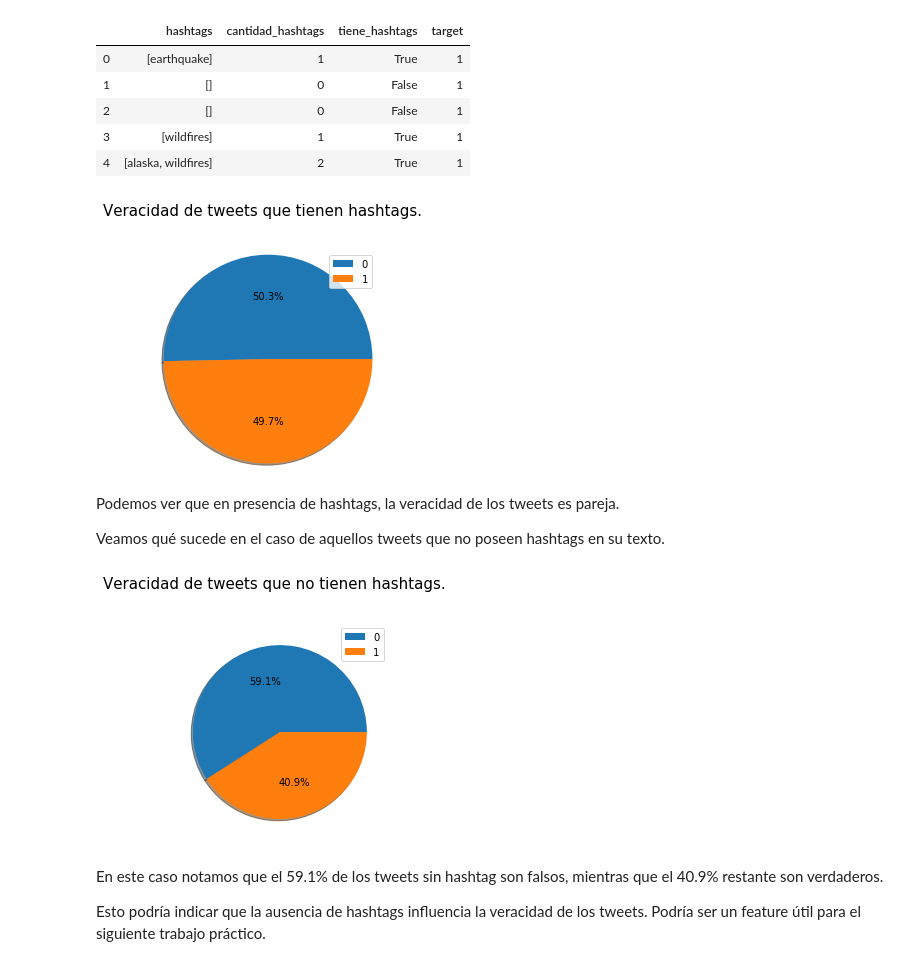
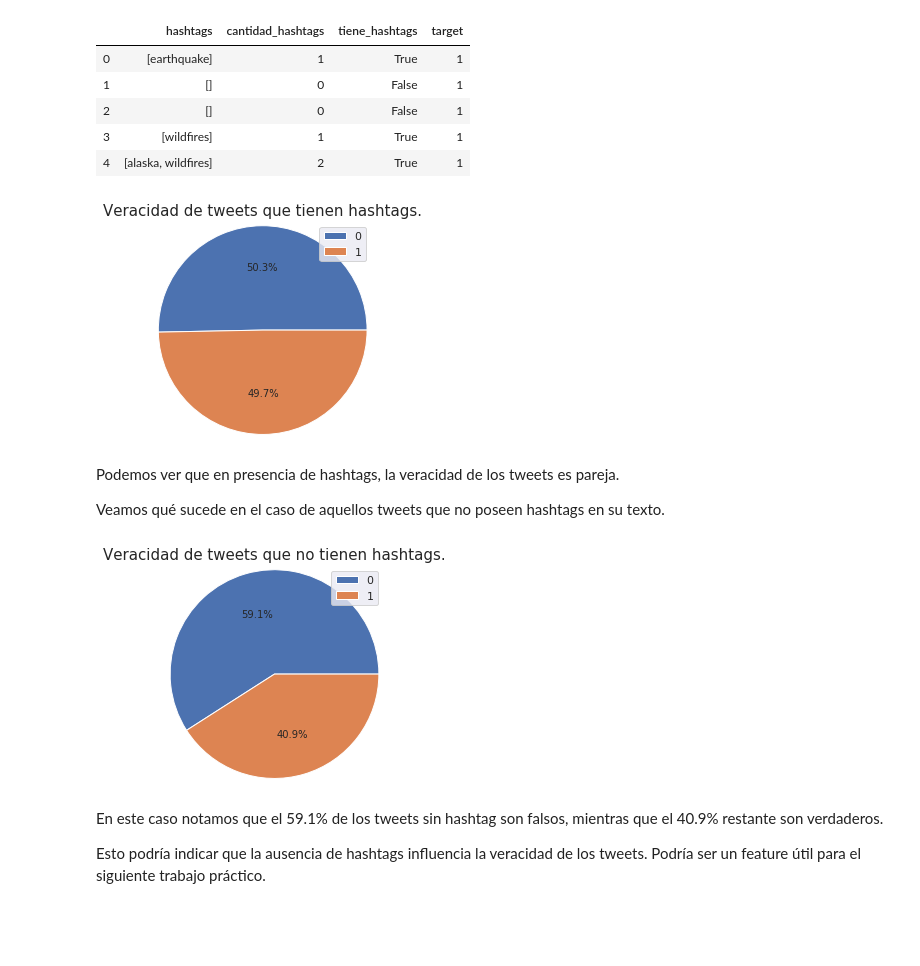
Before and after one commit to yuquimura/Trabajo-Practico-1, a Jupyter notebook: notebooks/analisis_hashtags.ipynb, the cells around one changed output. Cells and saved outputs as stored; diff of their text form; code cells hidden in the pictures; blank space fills up the shorter version.

Commit message:
Agrega visuzaliciones de Análisis de Hashtags

```diff
--- a/notebooks/analisis_hashtags.ipynb
+++ b/notebooks/analisis_hashtags.ipynb
@@ -7,6 +7,9 @@ La idea principal es ver si existe alguna relación entre estos y la veracidad d
 # %%
 import pandas as pd
 import seaborn as sns
+import numpy as np
+from PIL import Image
 import matplotlib.pyplot as plt
 from wordcloud import WordCloud
+sns.set()
 # %%
@@ -107,23 +115,25 @@ df.head()
 con_hashtag = df[df['tiene_hashtags'] == True]['target'].value_counts()
 sin_hashtag = df[df['tiene_hashtags'] == False]['target'].value_counts()
 # %%
-plt.pie(con_hashtag, autopct='%1.1f%%',shadow=True, radius=1.2)
+plt.pie(con_hashtag, autopct='%1.1f%%', radius=1.2, )
 plt.legend(con_hashtag.index.to_list())
-plt.figtext(0.5, 1.0, 'Veracidad de tweets que tienen hashtags.', fontsize=15, ha='center')
+plt.title('Veracidad de tweets que tienen hashtags.', fontsize=15, ha='center')
+plt.savefig('hashtags_img/with_hashtags_pie.png')
 plt.show()
 # %% [output]
-[figure, old version]
+[figure, new version]
 # %% [markdown]
 Podemos ver que en presencia de hashtags, la veracidad de los tweets es pareja.
 
 Veamos qué sucede en el caso de aquellos tweets que no poseen hashtags en su texto.
 # %%
-plt.pie(sin_hashtag, autopct='%1.1f%%',shadow=True)
+plt.pie(sin_hashtag, autopct='%1.1f%%', radius=1.2)
 plt.legend(sin_hashtag.index.to_list())
-plt.figtext(0.5, 1.0, 'Veracidad de tweets que no tienen hashtags.', fontsize=15, ha='center')
+plt.title('Veracidad de tweets que no tienen hashtags.', fontsize=15, ha='center')
+plt.savefig('hashtags_img/without_hashtags_pie.png')
 plt.show()
 # %% [output]
-[figure, old version]
+[figure, new version]
 # %% [markdown]
 En este caso notamos que el 59.1% de los tweets sin hashtag son falsos, mientras que el 40.9% restante son verdaderos.
 
```
Also changed, not shown: parts of 12 cells of this notebook, 10 other files.
